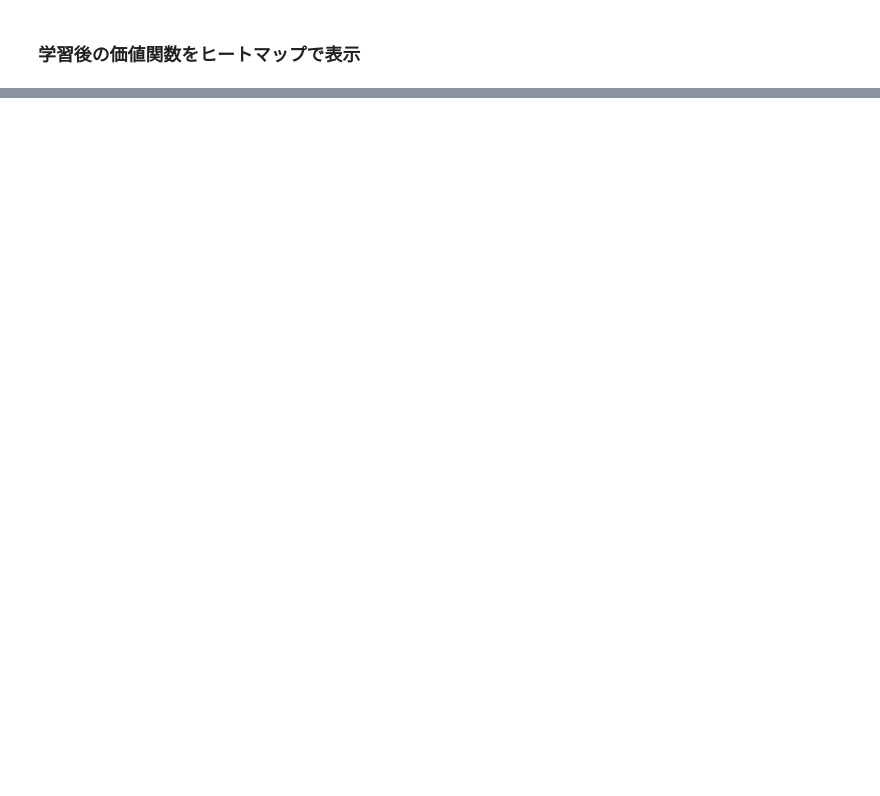
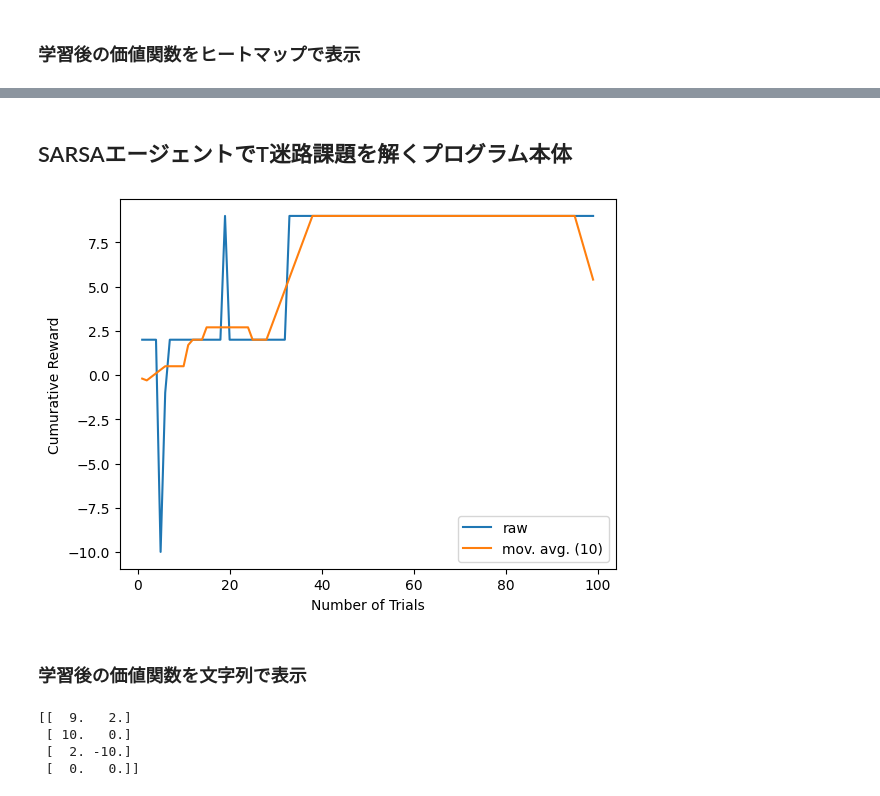
Before and after one commit to juniti-y/RLseminar, a Jupyter notebook: RLex02.ipynb, the cells around one changed output, grey strips where cells are left out. Drawn from its saved outputs; the diff is of its cells as text; code cells hidden in the pictures; blank space fills up the shorter version.

```diff
--- a/RLex02.ipynb
+++ b/RLex02.ipynb
@@ -456,2 +456,66 @@ agent1.draw_action_value()
 # %% [markdown]
-###
+## SARSAエージェントでT迷路課題を解くプログラム本体
+# %%
+# 最大トライアル数を設定
+MaxTrials = 100
+
+# 1トライアルあたりの最大ステップ数（行動選択回数）を設定
+MaxSteps = 100
+
+# 環境のオブジェクトを生成
+env1 = Tmaze()
+
+# 環境設定を取得する
+[num_state, num_action] = env1.get_env_config()
+
+# 学習エージェントオブジェクトを生成
+agent1 = SARSAagent(num_state, num_action)
+
+# 学習エージェントのメタパラメータを設定
+agent1.set_meta_parameter(alpha=1.0, beta=1.0, gamma=1.0)
+
+# 各トライアルに獲得した累積報酬を格納する変数を初期化
+cum_rwd = np.zeros(MaxTrials)
+# トライアルをMaxTrials回くり返す
+for trial in range(MaxTrials):
+    # 過去の状態・行動履歴をリセットする
+    agent1.reset_memory()
+    # 環境を初期状態に戻し、その状態を取得する
+    [rwd, state] = env1.init_state()
+    # ゴール状態に到達するまで以下をくり返す
+    for step in range(MaxSteps):
+        # ゴール状態に到達できたら、価値関数の更新のみ行う
+        if env1.reach_goal():
+            agent1.update_value(rwd, state, action)
+            break
+        # エージェントに現在の状態を伝えて、行動を選択させる
+        action = agent1.select_action(state)
+        # エージェントの価値関数を更新
+        agent1.update_value(rwd, state, action)
+        # 選択した行動を環境に出力し、次の状態に遷移させる
+        [rwd, state] = env1.move_state(action)
+        # 得られた報酬を累積する
+        cum_rwd[trial] = cum_rwd[trial] + rwd
+# トライアル終了後に累積報酬の推移をグラフ表示
+plt.figure(1)
+plt.clf()
+plt.plot(range(1,trial+1), cum_rwd[0:trial], label = 'raw')
+if trial > 20:
+    cum_rwd_mvavg =  np.convolve(cum_rwd[0:trial], np.ones(10)/10, mode='same')
+    plt.plot(range(1,trial+1), cum_rwd_mvavg, label = 'mov. avg. (10)')
+    plt.xlabel('Number of Trials')
+    plt.ylabel('Cumurative Reward')
+    plt.legend()
+    plt.pause(0.05)
+    plt.show()
+# %% [output]
+[figure, added]
+# %% [markdown]
+### 学習後の価値関数を文字列で表示
+# %%
+agent1.print_action_value()
+# %% [output]
+[[  9.   2.]
+ [ 10.   0.]
+ [  2. -10.]
+ [  0.   0.]]
```
Also changed, not shown: parts of 7 cells of this notebook.
